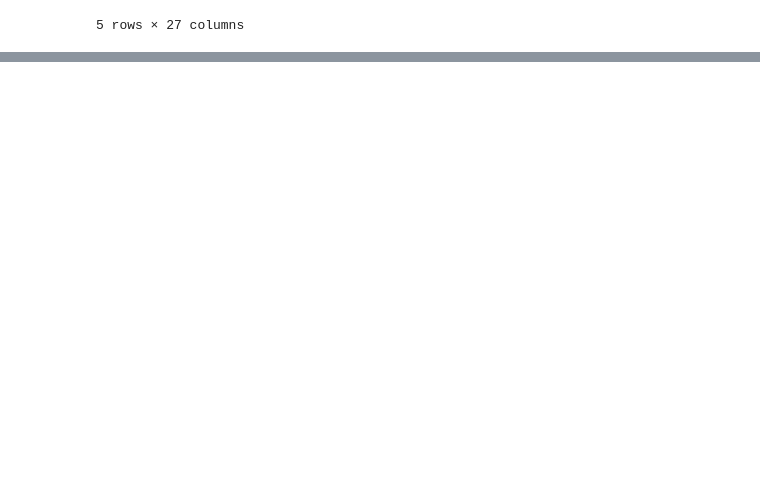
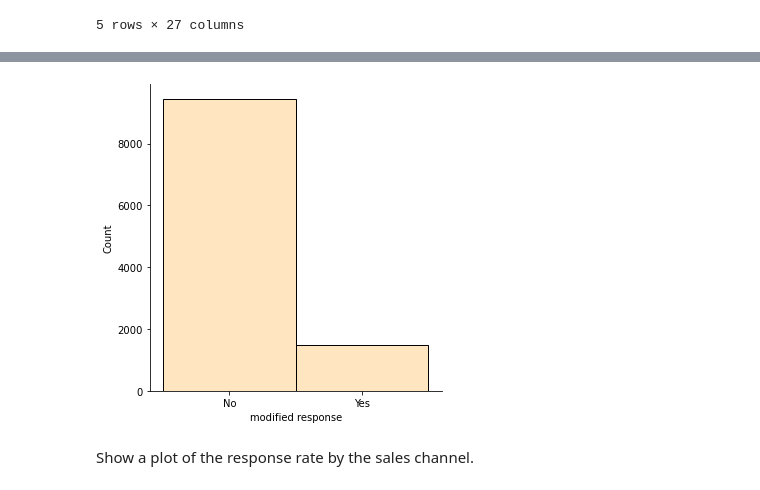
Before and after one commit to Mahnaz-Meem/lab4-customer-analysis-round-2, a Jupyter notebook: Lab4-customer-analysis-round-2.ipynb, the cells around one changed output, grey strips where cells are left out. Saved outputs shown, nothing was run; the diff lists cells and outputs as text; code cells hidden in the pictures; blank space fills up the shorter version.

```diff
--- a/Lab4-customer-analysis-round-2.ipynb
+++ b/Lab4-customer-analysis-round-2.ipynb
@@ -268,0 +363,8 @@ data2=data1.copy()
+# %%
+sns.displot(data1['response_modified'],color='NavajoWhite')
+plt.xlabel("modified response")
+plt.show()
+# %% [output]
+[figure, added]
+# %% [markdown]
+Show a plot of the response rate by the sales channel.
```
Also changed, not shown: parts of 28 cells of this notebook.
